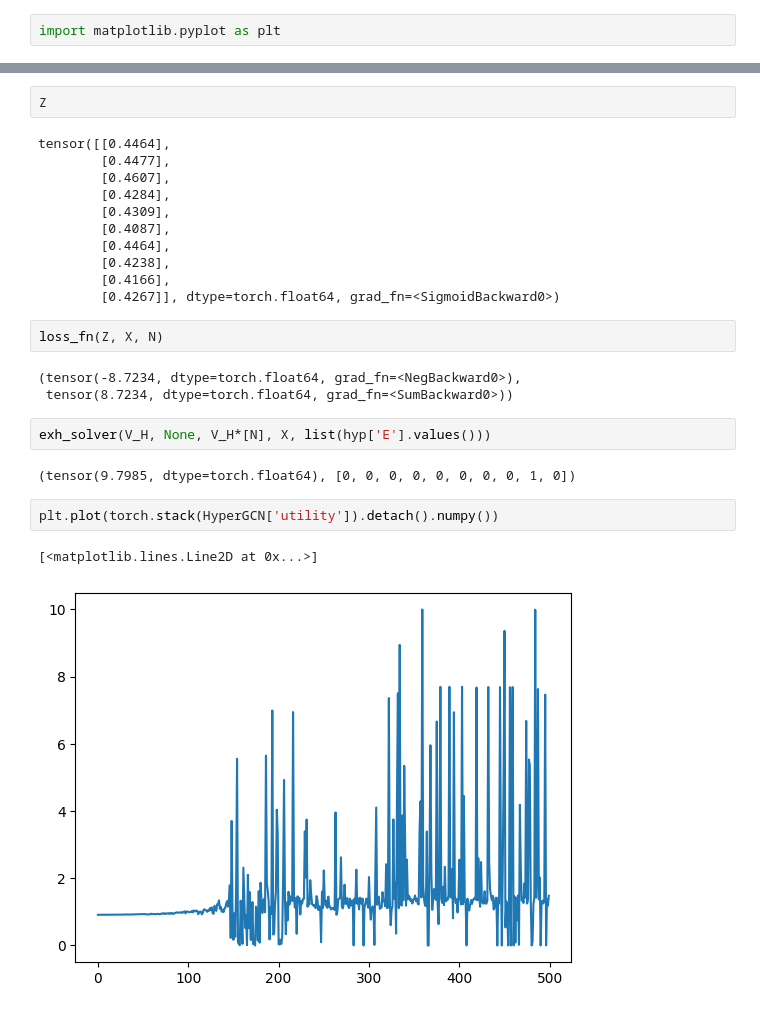
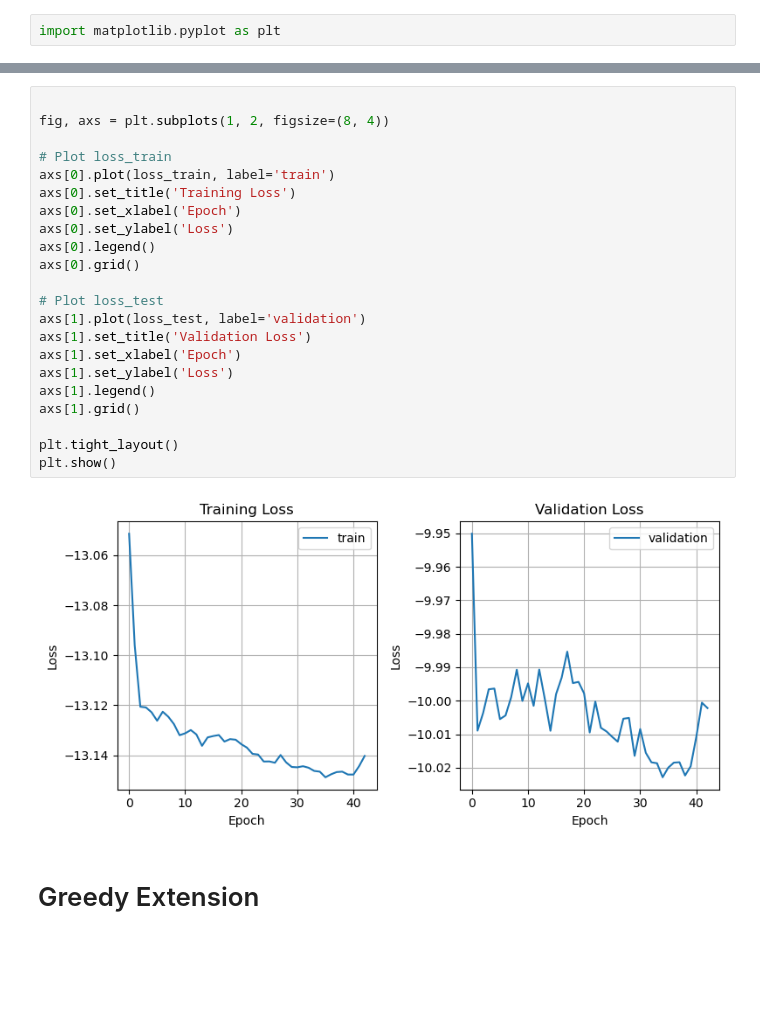
Before and after one commit to RostyslavUA/hyp-sched, a Jupyter notebook: playground.ipynb, the cells around one changed output, grey strips where cells are left out. Saved outputs shown, nothing was run; the diff lists cells and outputs as text; blank space fills up the shorter version.

```diff
--- a/playground.ipynb
+++ b/playground.ipynb
@@ -397,27 +429,26 @@ plt.legend()
-# %%
-Z
-# %% [output]
-tensor([[0.4464],
-        [0.4477],
-        [0.4607],
-        [0.4284],
-        [0.4309],
-        [0.4087],
-        [0.4464],
-        [0.4238],
-        [0.4166],
-        [0.4267]], dtype=torch.float64, grad_fn=<SigmoidBackward0>)
-# %%
-loss_fn(Z, X, N)
-# %% [output]
-(tensor(-8.7234, dtype=torch.float64, grad_fn=<NegBackward0>),
- tensor(8.7234, dtype=torch.float64, grad_fn=<SumBackward0>))
-# %%
-exh_solver(V_H, None, V_H*[N], X, list(hyp['E'].values()))
-# %% [output]
-(tensor(9.7985, dtype=torch.float64), [0, 0, 0, 0, 0, 0, 0, 0, 1, 0])
-# %%
-plt.plot(torch.stack(HyperGCN['utility']).detach().numpy())
-# %% [output]
-[<matplotlib.lines.Line2D at 0x...>]
-[figure, removed]
+# %%
+
+fig, axs = plt.subplots(1, 2, figsize=(8, 4))
+
+# Plot loss_train
+axs[0].plot(loss_train, label='train')
+axs[0].set_title('Training Loss')
+axs[0].set_xlabel('Epoch')
+axs[0].set_ylabel('Loss')
+axs[0].legend()
+axs[0].grid()
+
+# Plot loss_test
+axs[1].plot(loss_test, label='validation')
+axs[1].set_title('Validation Loss')
+axs[1].set_xlabel('Epoch')
+axs[1].set_ylabel('Loss')
+axs[1].legend()
+axs[1].grid()
+
+plt.tight_layout()
+plt.show()
+# %% [output]
+[figure, added]
+# %% [markdown]
+# Greedy Extension
```
Also changed, not shown: parts of 38 cells of this notebook, 1 other file.
